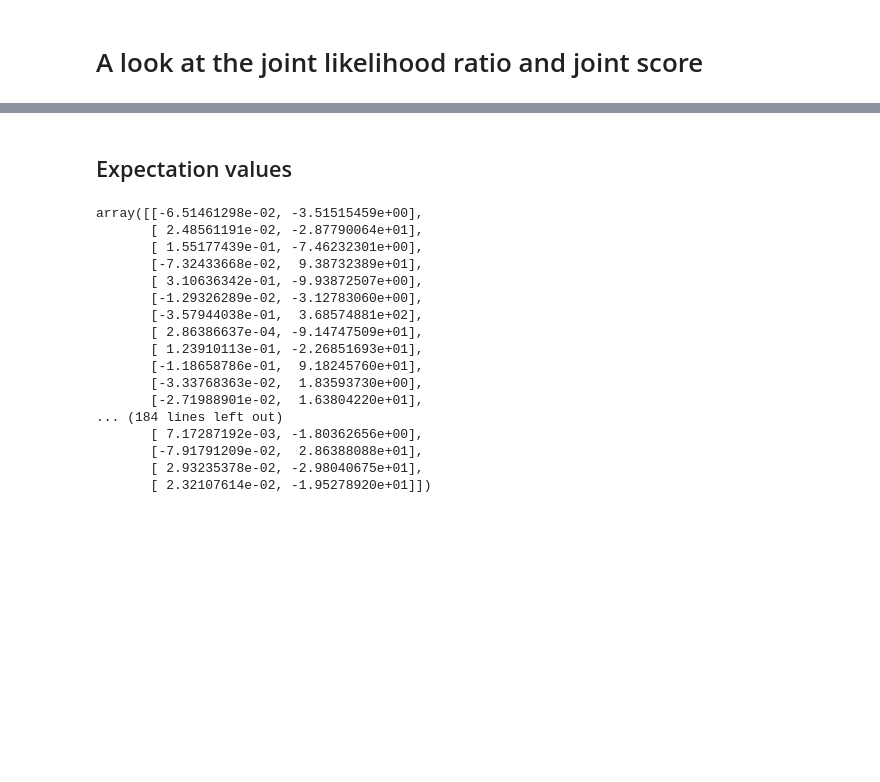
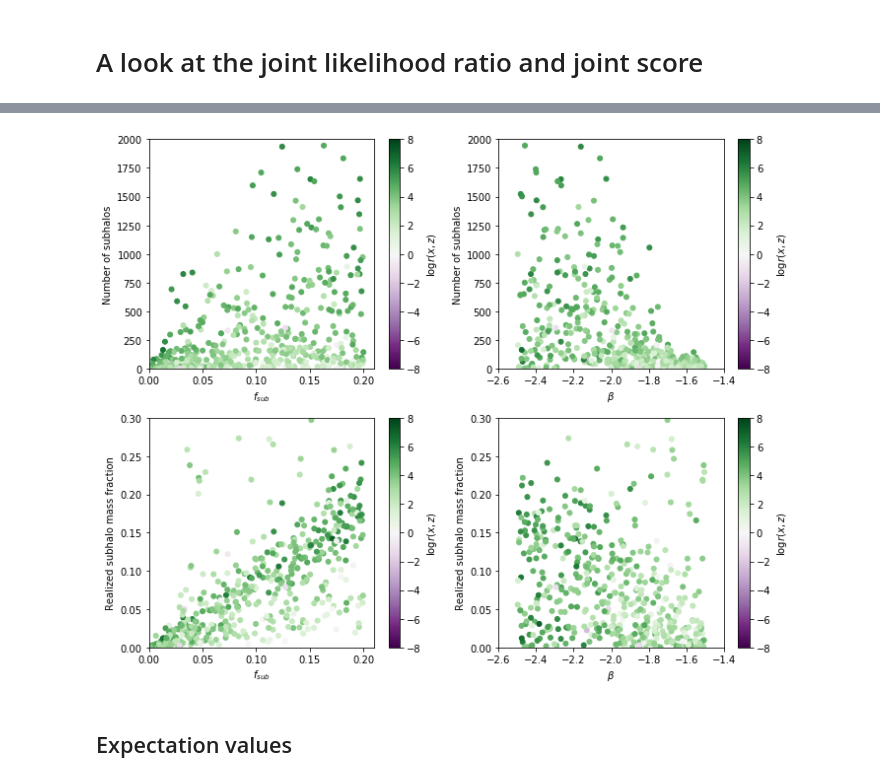
Before and after one commit to smsharma/mining-for-substructure-lens, a Jupyter notebook: notebooks/03_analyze_joint_data.ipynb, the cells around one changed output, grey strips where cells are left out. Saved outputs shown, nothing was run; the diff lists cells and outputs as text; code cells hidden in the pictures; blank space fills up the shorter version.

```diff
--- a/notebooks/03_analyze_joint_data.ipynb
+++ b/notebooks/03_analyze_joint_data.ipynb
@@ -172,23 +101,63 @@ plt.savefig("../figures/theta_nmsub_score.pdf")
+# %%
+skip = 1
+fig = plt.figure(figsize=(10,8))
+
+ax = plt.subplot(2,2,1)
+sc = plt.scatter(
+    f_sub[::skip], n_sub_realiz[::skip],
+    s=25.,
+    c=np.log(r_xz_[::skip]), vmin=-8, vmax=8, cmap='PRGn',
+)
+cbar = plt.colorbar(sc)
+plt.xlabel(r"$f_{sub}$")
+plt.ylabel("Number of subhalos")
+cbar.set_label(r"$\log r(x,z)$")
+plt.xlim(0.,0.21)
+plt.ylim(0.,2000.)
+
+ax = plt.subplot(2,2,2)
+plt.scatter(
+    beta[::skip], n_sub_realiz[::skip],
+    s=25.,
+    c=np.log(r_xz_[::skip]), vmin=-8, vmax=8, cmap='PRGn',
+)
+cbar = plt.colorbar(sc)
+plt.xlabel(r"$\beta$")
+plt.ylabel("Number of subhalos")
+cbar.set_label(r"$\log r(x,z)$")
+plt.xlim(-2.6,-1.4)
+plt.ylim(0.,2000.)
+
+ax = plt.subplot(2,2,3)
+sc = plt.scatter(
+    f_sub[::skip], f_sub_realiz[::skip],
+    s=25.,
+    c=np.log(r_xz_[::skip]), vmin=-8, vmax=8, cmap='PRGn',
+)
+cbar = plt.colorbar(sc)
+plt.xlabel(r"$f_{sub}$")
+plt.ylabel("Realized subhalo mass fraction")
+cbar.set_label(r"$\log r(x,z)$")
+plt.xlim(0.,0.21)
+plt.ylim(0.,0.3)
+
+ax = plt.subplot(2,2,4)
+plt.scatter(
+    beta[::skip], f_sub_realiz[::skip],
+    s=25.,
+    c=np.log(r_xz_[::skip]), vmin=-8, vmax=8, cmap='PRGn',
+)
+cbar = plt.colorbar(sc)
+plt.xlabel(r"$\beta$")
+plt.ylabel("Realized subhalo mass fraction")
+cbar.set_label(r"$\log r(x,z)$")
+plt.xlim(-2.6,-1.4)
+plt.ylim(0.,0.3)
+
+plt.tight_layout()
+plt.savefig("../figures/theta_vs_subhalo_params_vs_joint_ratio.pdf")
+# %% [output]
+[figure, added]
 # %% [markdown]
 ## Expectation values
-# %%
-t_xz_train
-# %% [output]
-array([[-6.51461298e-02, -3.51515459e+00],
-       [ 2.48561191e-02, -2.87790064e+01],
-       [ 1.55177439e-01, -7.46232301e+00],
-       [-7.32433668e-02,  9.38732389e+01],
-       [ 3.10636342e-01, -9.93872507e+00],
-       [-1.29326289e-02, -3.12783060e+00],
-       [-3.57944038e-01,  3.68574881e+02],
-       [ 2.86386637e-04, -9.14747509e+01],
-       [ 1.23910113e-01, -2.26851693e+01],
-       [-1.18658786e-01,  9.18245760e+01],
-       [-3.33768363e-02,  1.83593730e+00],
-       [-2.71988901e-02,  1.63804220e+01],
-... (184 lines left out)
-       [ 7.17287192e-03, -1.80362656e+00],
-       [-7.91791209e-02,  2.86388088e+01],
-       [ 2.93235378e-02, -2.98040675e+01],
-       [ 2.32107614e-02, -1.95278920e+01]])
 # %%
```
Also changed, not shown: parts of 25 cells of this notebook, 3 other files.
